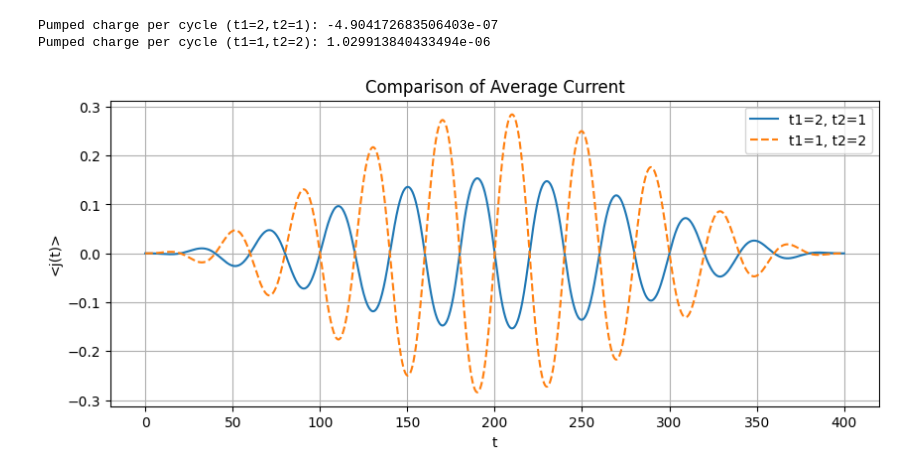
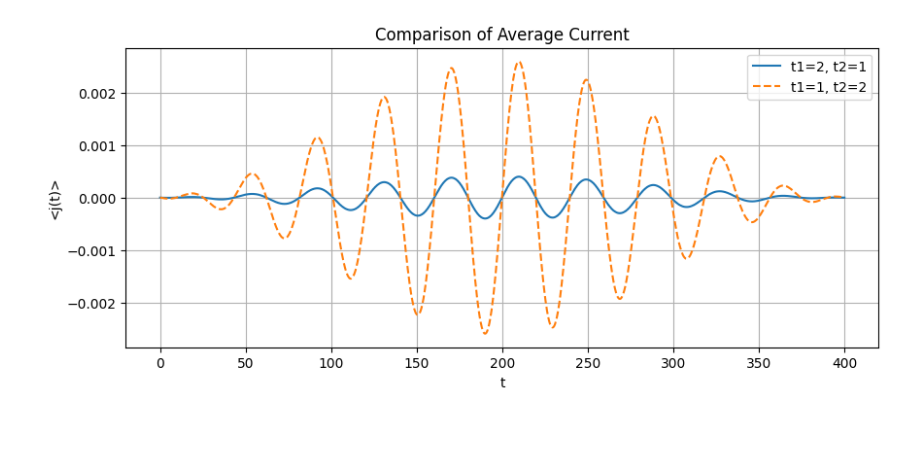
Before and after one commit to ALESSANDRIAZ/UTS_code.examples, a Jupyter notebook: 1D SSH Problem.ipynb, the cells around one changed output. Drawn from its saved outputs; the diff is of its cells as text; code cells hidden in the pictures; blank space fills up the shorter version.

```diff
--- a/1D SSH Problem.ipynb
+++ b/1D SSH Problem.ipynb
@@ -3,10 +3,6 @@ import numpy as np
 import matplotlib.pyplot as plt
 from tqdm import tqdm
 
-# Put your fixed functions here: A_t(t), H_elements(k, At, t1, t2), current_operator(k, At, t1, t2)
-# (Use the unitary evolution approach from the fixed script.)
-
-# Example: reuse the functions but allow t1,t2 as args
 def H_elements(k, At, t1, t2):
     denom = np.sqrt(t1**2 + t2**2 + 2*t1*t2*np.cos(k))
     Hpp = (t2**2*np.cos(At) + t1**2 + t1*t2*(np.cos(k) + np.cos(k - At))) / denom
@@ -17,11 +13,13 @@ def H_elements(k, At, t1, t2):
 
 def current_operator(k, At, t1, t2):
     denom = np.sqrt(t1**2 + t2**2 + 2*t1*t2*np.cos(k))
-    dHpp = -t1 * t2 * np.sin(k) / denom
-    dHmm = -dHpp
-    dHpm = 1j * t1 * t2 * np.cos(k) / denom
-    dHmp = np.conj(dHpm)
-    return np.array([[dHpp, dHpm],[dHmp, dHmm]], dtype=complex)
+    # diagonal terms
+    jpp =  t2 * (t2*np.sin(At) - t1*np.sin(k - At)) / denom
+    jmm = -jpp
+    # off-diagonal terms
+    jpm = -1j * t2 * (t2*np.cos(At) + t1*np.cos(k - At)) / denom
+    jmp = -jpm
+    return np.array([[jpp, jpm],[jmp, jmm]], dtype=complex)
 
 def A_t(t, A0=0.5, Nc=10, omega0=np.pi/(2*10)):
     return A0 * np.sin(omega0 * t) * (np.sin(omega0 * t / (2 * Nc)))**2
@@ -37,40 +35,34 @@ def run_sim(t1, t2, dt=0.001, Nk=251, A0=0.5, Nc=10):
     rho_k = np.tile(rho0, (Nk,1,1)).astype(complex)
 
     avg_current = np.zeros(Nt)
     for n in tqdm(range(Nt), desc=f"Evolving t1={t1}, t2={t2}"):
         t = n * dt
         At = A_t(t, A0=A0, Nc=Nc, omega0=omega0)
         j_total = 0.0
         for i, k in enumerate(k_values):
             H = H_elements(k, At, t1, t2)
             evals, evecs = np.linalg.eigh(H)
             U = evecs @ np.diag(np.exp(-1j * evals * dt)) @ evecs.conj().T
             rho_k[i] = U @ rho_k[i] @ U.conj().T
             J = current_operator(k, At, t1, t2)
             j_total += np.trace(J @ rho_k[i]).real * dk / (2*np.pi)
         avg_current[n] = j_total
     time = np.linspace(0, T, Nt)
-    pumped_charge = np.trapz(avg_current, time)  # integral over one period
-    return time, avg_current, pumped_charge
+    return time, avg_current
 
 # Run both cases
-time, j1, q1 = run_sim(t1=2.0, t2=1.0)
-_,   j2, q2 = run_sim(t1=1.0, t2=2.0)
-
-print("Pumped charge per cycle (t1=2,t2=1):", q1)
-print("Pumped charge per cycle (t1=1,t2=2):", q2)
+time, j1 = run_sim(t1=2.0, t2=1.0)
+_,   j2 = run_sim(t1=1.0, t2=2.0)
 
 # Plot comparison
 plt.figure(figsize=(10,4))
 plt.plot(time, j1, label='t1=2, t2=1')
 plt.plot(time, j2, label='t1=1, t2=2', linestyle='--')
 plt.xlabel('t')
 plt.ylabel('<j(t)>')
 plt.legend()
 plt.title('Comparison of Average Current')
 plt.grid(True)
 plt.show()
 # %% [output]
-Pumped charge per cycle (t1=2,t2=1): -4.904172683506403e-07
-Pumped charge per cycle (t1=1,t2=2): 1.029913840433494e-06
-[figure, old version]
+[figure, new version]
```
